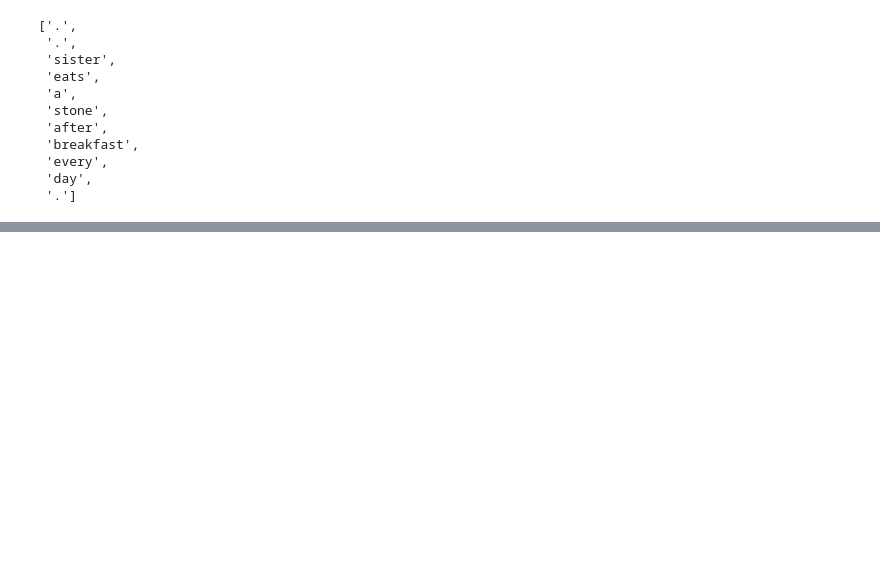
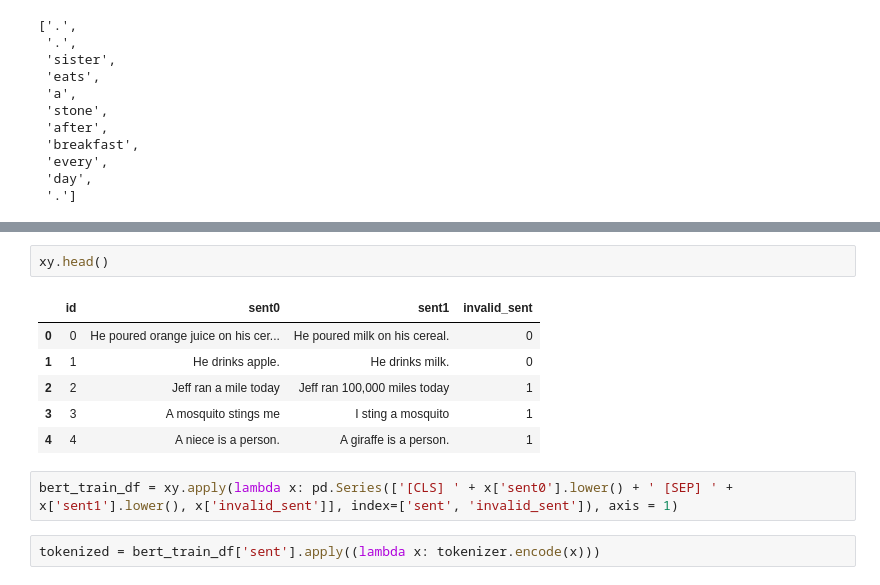
Before and after one commit to pgoel92/SemEval2020-Task4-Commonsense-Validation-and-Explanation, a Jupyter notebook: CommonSense.ipynb, the cells around one changed output, grey strips where cells are left out. Drawn from its saved outputs; the diff is of its cells as text; blank space fills up the shorter version.

Commit message:
More BERT, add markdown, remove fastai

```diff
--- a/CommonSense.ipynb
+++ b/CommonSense.ipynb
@@ -1235,0 +857,13 @@ Name: id, Length: 2021, dtype: int64
+# %%
+xy.head()
+# %% [output]
+|  | id | sent0 | sent1 | invalid_sent |
+| 0 | 0 | He poured orange juice on his cer... | He poured milk on his cereal. | 0 |
+| 1 | 1 | He drinks apple. | He drinks milk. | 0 |
+| 2 | 2 | Jeff ran a mile today | Jeff ran 100,000 miles today | 1 |
+| 3 | 3 | A mosquito stings me | I sting a mosquito | 1 |
+| 4 | 4 | A niece is a person. | A giraffe is a person. | 1 |
+# %%
+bert_train_df = xy.apply(lambda x: pd.Series(['[CLS] ' + x['sent0'].lower() + ' [SEP] ' + x['sent1'].lower(), x['invalid_sent']], index=['sent', 'invalid_sent']), axis = 1)
+# %%
+tokenized = bert_train_df['sent'].apply((lambda x: tokenizer.encode(x)))
```
Also changed, not shown: parts of 128 cells of this notebook.
